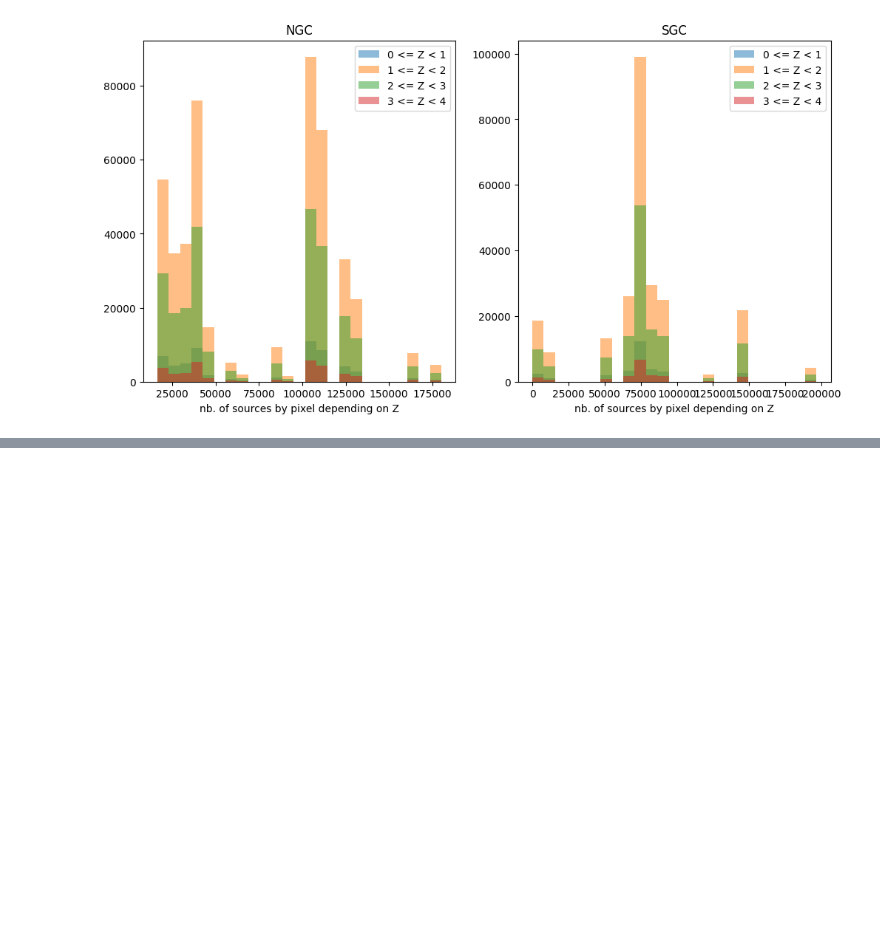
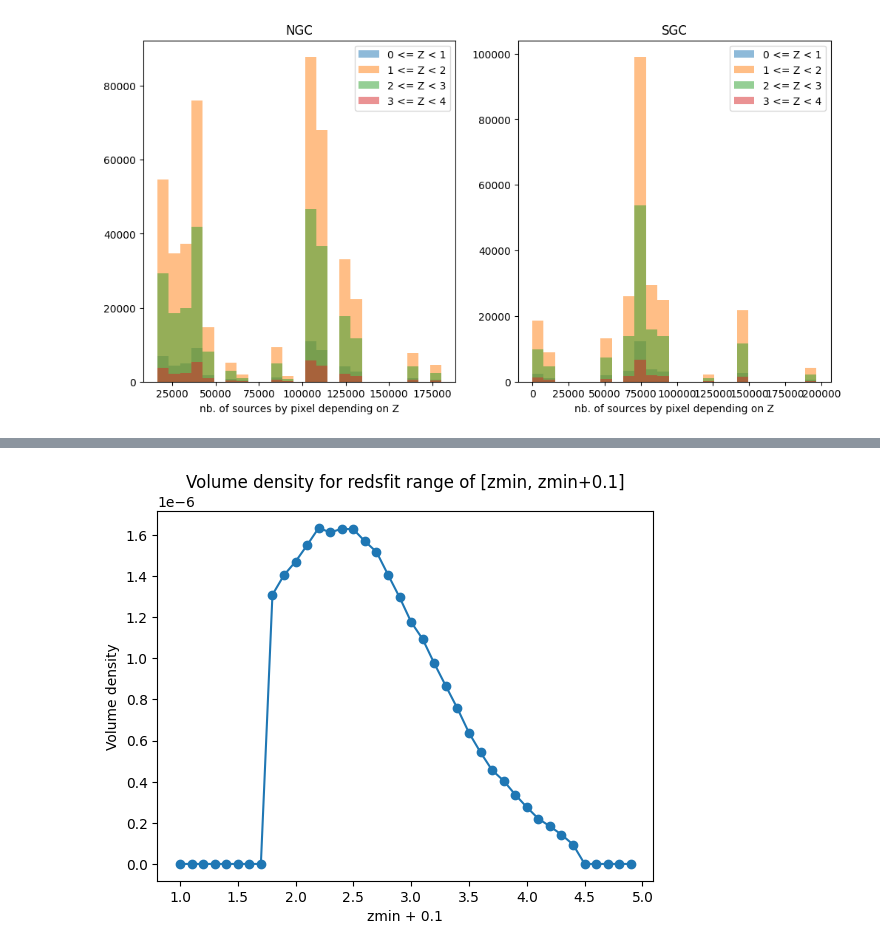
Before and after one commit to johannct/M2_Stage_Code, a Jupyter notebook: DESI QSO.ipynb, the cells around one changed output, grey strips where cells are left out. Saved outputs shown, nothing was run; the diff lists cells and outputs as text; code cells hidden in the pictures; blank space fills up the shorter version.

```diff
--- a/DESI QSO.ipynb
+++ b/DESI QSO.ipynb
@@ -255,0 +284,17 @@ for i in range(npins):
+# %%
+npins = 4
+step = 0.1
+Z_lim = (np.arange(0, npins, step).reshape([-1,1]))
+masks_NGC = (NGC["Z"] >= Z_lim) & (NGC["Z"] < Z_lim+step)
+masks_SGC = (SGC["Z"] >= Z_lim) & (SGC["Z"] < Z_lim+step)
+
+volume_lim = cosmo.comoving_volume(np.vstack([Z_lim, [Z_lim[-1] + step]])).value
+volume = volume_lim[1:] - volume_lim[:-1]
+
+nb_z = [len(NGC[masks_NGC[i]]) + len(SGC[masks_SGC[i]]) for i in range(len(Z_lim))]
+plt.plot((Z_lim+1).reshape(-1), nb_z/volume.reshape(-1), marker='o')
+plt.ylabel("Volume density")
+plt.xlabel(f"zmin + {step}")
+plt.title(f"Volume density for redsfit range of [zmin, zmin+{step}]");
+# %% [output]
+[figure, added]
```
Also changed, not shown: parts of 4 cells of this notebook, 2 other files.
